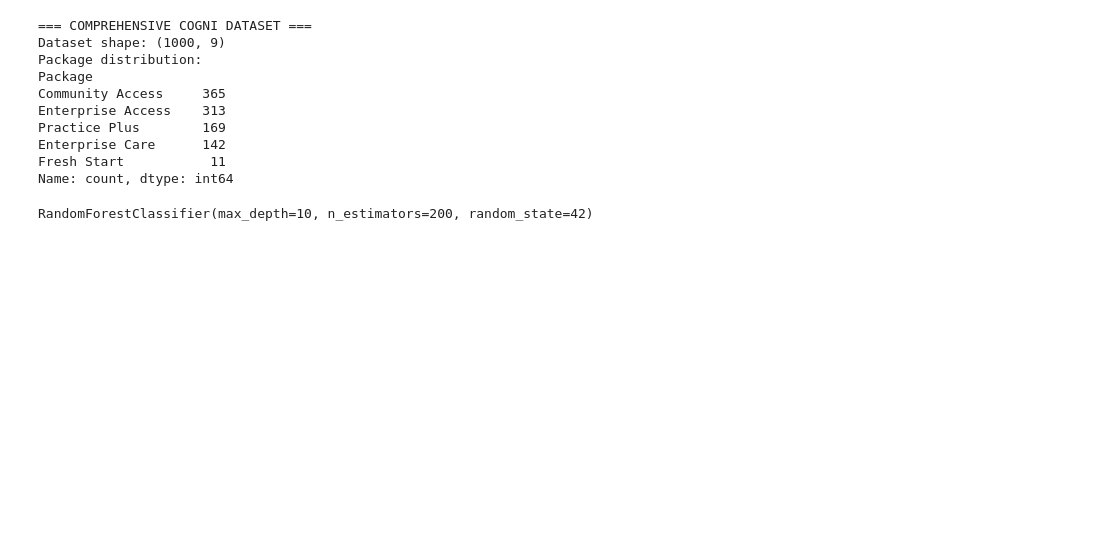
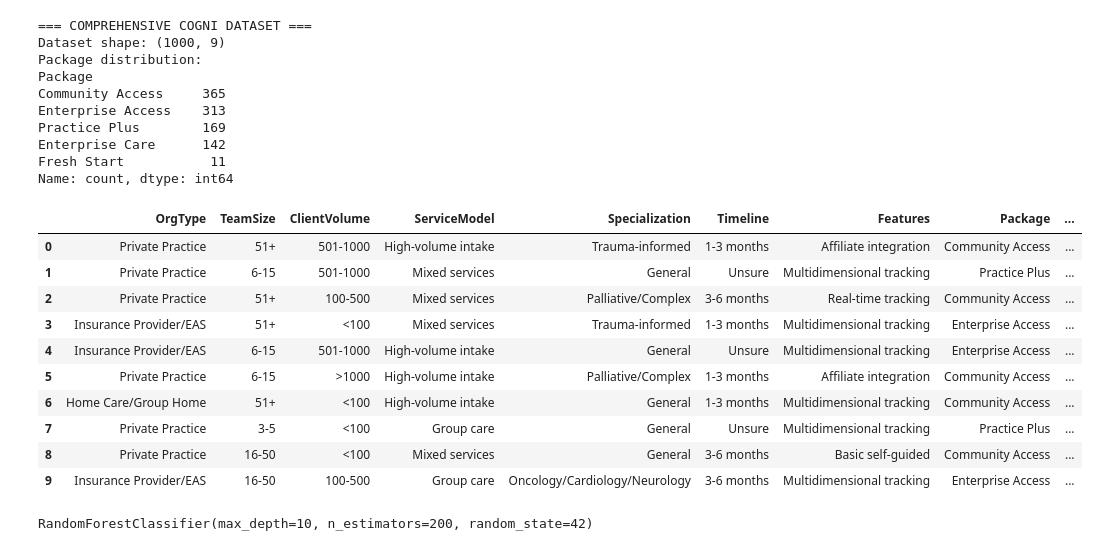
Before and after one commit to Oluwaline/cogni-recommendation, a Jupyter notebook: Cognii.ipynb, the cells around one changed output. Drawn from its saved outputs; the diff is of its cells as text; code cells hidden in the pictures; blank space fills up the shorter version.

```diff
--- a/Cognii.ipynb
+++ b/Cognii.ipynb
@@ -136,6 +138,20 @@ Practice Plus        169
 Enterprise Care      142
 Fresh Start           11
 Name: count, dtype: int64
+# %%
+df.head(10)
+# %% [output]
+|  | OrgType | TeamSize | ClientVolume | ServiceModel | Specialization | Timeline | Features | Package | ... |
+| 0 | Private Practice | 51+ | 501-1000 | High-volume intake | Trauma-informed | 1-3 months | Affiliate integration | Community Access | ... |
+| 1 | Private Practice | 6-15 | 501-1000 | Mixed services | General | Unsure | Multidimensional tracking | Practice Plus | ... |
+| 2 | Private Practice | 51+ | 100-500 | Mixed services | Palliative/Complex | 3-6 months | Real-time tracking | Community Access | ... |
+| 3 | Insurance Provider/EAS | 51+ | <100 | Mixed services | Trauma-informed | 1-3 months | Multidimensional tracking | Enterprise Access | ... |
+| 4 | Insurance Provider/EAS | 6-15 | 501-1000 | High-volume intake | General | Unsure | Multidimensional tracking | Enterprise Access | ... |
+| 5 | Private Practice | 6-15 | >1000 | High-volume intake | Palliative/Complex | 1-3 months | Affiliate integration | Community Access | ... |
+| 6 | Home Care/Group Home | 51+ | <100 | High-volume intake | General | 1-3 months | Multidimensional tracking | Community Access | ... |
+| 7 | Private Practice | 3-5 | <100 | Group care | General | Unsure | Multidimensional tracking | Practice Plus | ... |
+| 8 | Private Practice | 16-50 | <100 | Mixed services | General | 3-6 months | Basic self-guided | Community Access | ... |
+| 9 | Insurance Provider/EAS | 16-50 | 100-500 | Group care | Oncology/Cardiology/Neurology | 3-6 months | Multidimensional tracking | Enterprise Access | ... |
 # %%
 # Encoding all categorical features
 encoders = {}
```
Also changed, not shown: parts of 9 cells of this notebook, 3 other files.
